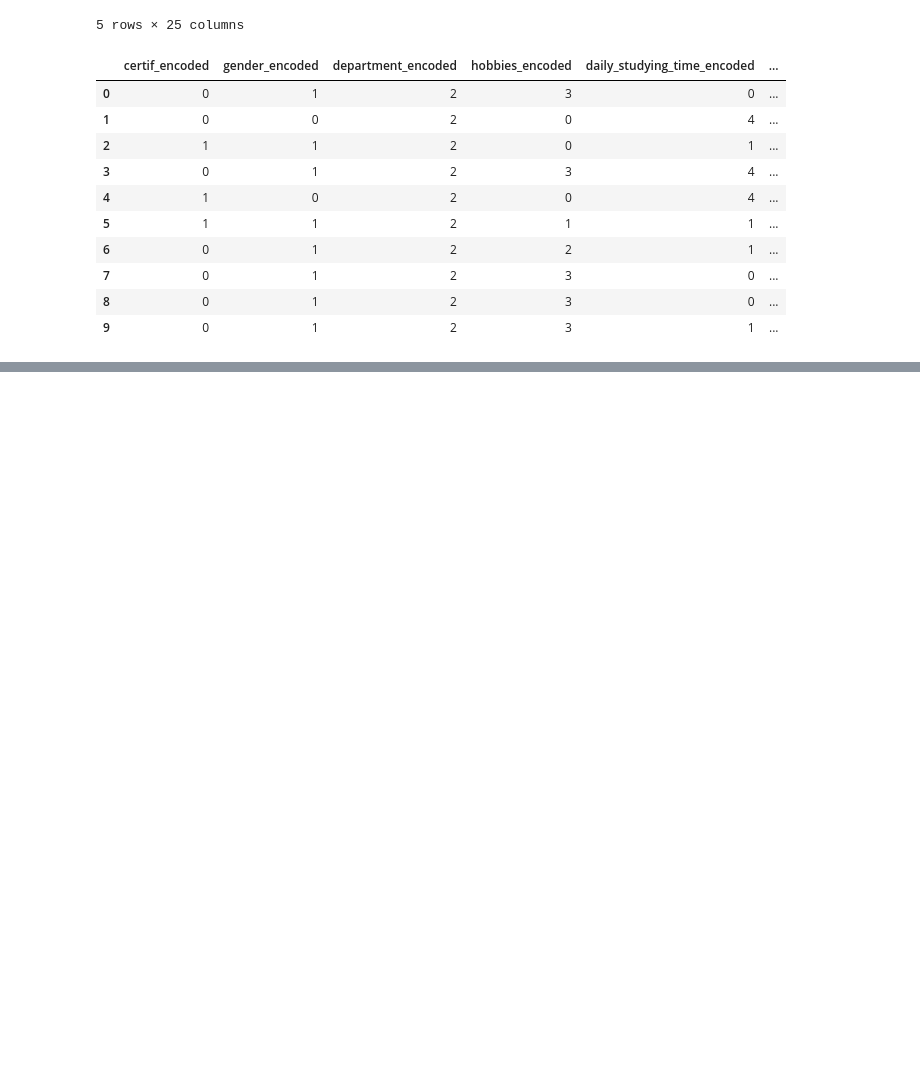
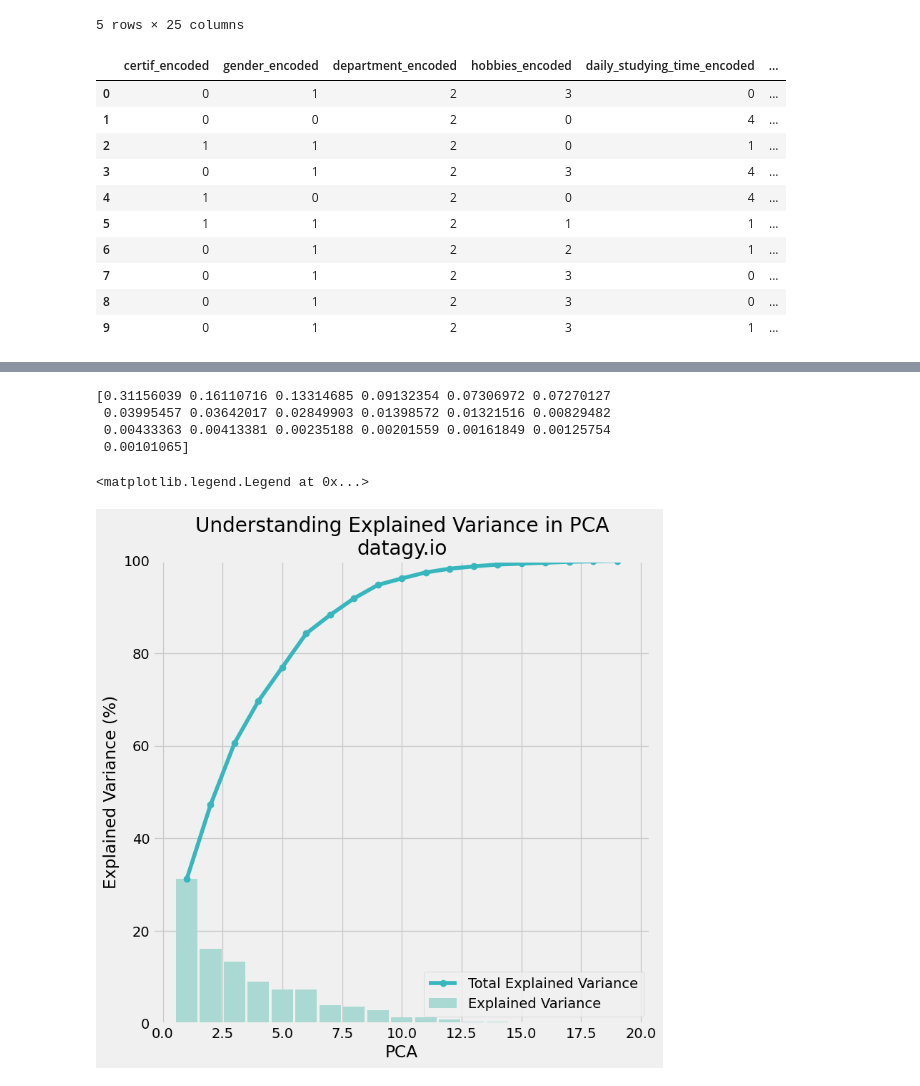
Before and after one commit to subthalamic/subthalamic, a Jupyter notebook: pca-and-clustering/Students attitude and behaviour clustering and PCA.ipynb, the cells around one changed output, grey strips where cells are left out. Drawn from its saved outputs; the diff is of its cells as text; code cells hidden in the pictures; blank space fills up the shorter version.

```diff
--- a/pca-and-clustering/Students attitude and behaviour clustering and PCA.ipynb
+++ b/pca-and-clustering/Students attitude and behaviour clustering and PCA.ipynb
@@ -198,0 +389,33 @@ students_scaled_centered.head(10)
+# %%
+# none of the clustrering techniques seem to have produced convincing results;
+# what about PCA?
+
+pca = PCA()
+
+pca.fit(students_scaled_centered)
+print(pca.explained_variance_ratio_)
+# %% [output]
+[0.31156039 0.16110716 0.13314685 0.09132354 0.07306972 0.07270127
+ 0.03995457 0.03642017 0.02849903 0.01398572 0.01321516 0.00829482
+ 0.00433363 0.00413381 0.00235188 0.00201559 0.00161849 0.00125754
+ 0.00101065]
+# %%
+expl_var = pca.explained_variance_ratio_
+df_expl_var = pd.DataFrame(
+    data=zip(range(1, len(expl_var) + 1), expl_var, expl_var.cumsum()),
+    columns=['PCA', 'Explained Variance (%)', 'Total Explained Variance (%)']
+    ).set_index('PCA').mul(100).round(1)
+
+fig, ax = plt.subplots(figsize=(8,8))
+ax.bar(x=df_expl_var.index, height=df_expl_var['Explained Variance (%)'], label='Explained Variance', width=0.9, color='#AAD8D3')
+ax.plot(df_expl_var['Total Explained Variance (%)'], label='Total Explained Variance', marker='o', c='#37B6BD')
+
+plt.ylim(0, 100)
+plt.ylabel('Explained Variance (%)')
+plt.xlabel('PCA')
+plt.grid(True, axis='y')
+plt.title('Understanding Explained Variance in PCA\ndatagy.io')
+plt.legend()
+# %% [output]
+<matplotlib.legend.Legend at 0x...>
+[figure, added]
```
Also changed, not shown: parts of 27 cells of this notebook, 1 other file.
